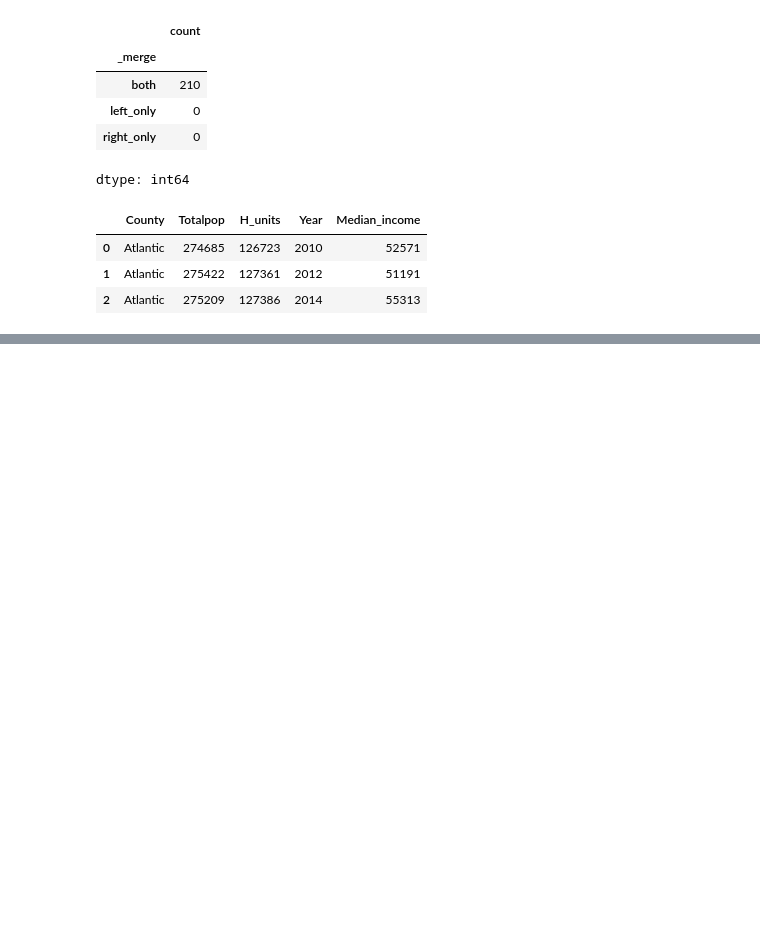
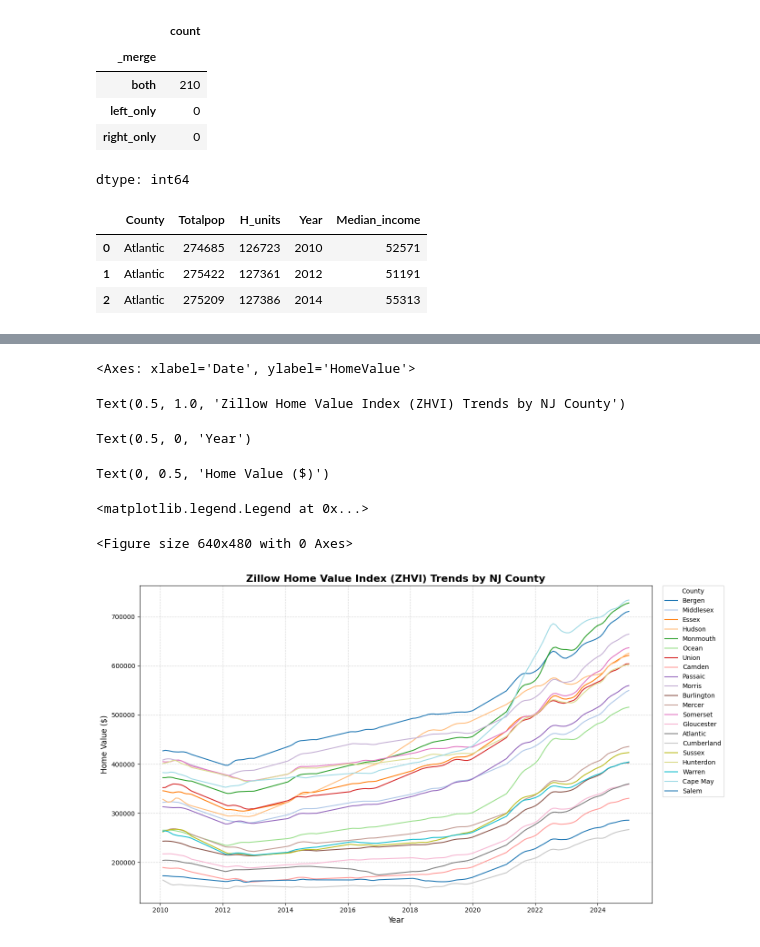
Before and after one commit to carlavilla/DataManagement, a Jupyter notebook: Flooding_and_Housing_NJ.ipynb, the cells around one changed output, grey strips where cells are left out. Saved outputs shown, nothing was run; the diff lists cells and outputs as text; code cells hidden in the pictures; blank space fills up the shorter version.

```diff
--- a/Flooding_and_Housing_NJ.ipynb
+++ b/Flooding_and_Housing_NJ.ipynb
@@ -382,0 +451,3 @@ memory usage: 7.7+ MB
+# %%
+zhviNJ= homeval[homeval['State']=='NJ'] #keeping only where state is NJ
+zhviNJ.info() #checking there's only 21 counties
@@ -382,0 +469,7 @@ memory usage: 7.7+ MB
+# %%
+target_years = ['2010', '2012', '2014', '2016', '2018', '2019', '2021', '2022', '2023', '2024']
+zhvi_years = []
+for i in zhviNJ.columns:
+    if any(yr in i for yr in target_years):
+        zhvi_years.append(i)
+zhvi_years
@@ -382,0 +522,33 @@ memory usage: 7.7+ MB
+# %%
+# Clear previous figures and set a clean style
+plt.clf()
+fig, ax = plt.subplots(figsize=(14, 8))
+
+# Create the chronological line plot
+sns.lineplot(
+    data=zhvi_long_all,
+    x='Date',
+    y='HomeValue',
+    hue='County',
+    palette='tab20',
+    linewidth=1.5,
+    ax=ax
+)
+
+# Enhance readability and formatting
+ax.set_title('Zillow Home Value Index (ZHVI) Trends by NJ County', fontsize=16, fontweight='bold')
+ax.set_xlabel('Year', fontsize=12)
+ax.set_ylabel('Home Value ($)', fontsize=12)
+ax.grid(True, linestyle='--', alpha=0.5)
+ax.legend(title='County', bbox_to_anchor=(1.02, 1), loc='upper left', borderaxespad=0.)
+
+plt.tight_layout()
+plt.show()
+# %% [output]
+<Axes: xlabel='Date', ylabel='HomeValue'>
+Text(0.5, 1.0, 'Zillow Home Value Index (ZHVI) Trends by NJ County')
+Text(0.5, 0, 'Year')
+Text(0, 0.5, 'Home Value ($)')
+<matplotlib.legend.Legend at 0x...>
+<Figure size 640x480 with 0 Axes>
+[figure, added]
```
Also changed, not shown: parts of 32 cells of this notebook.
